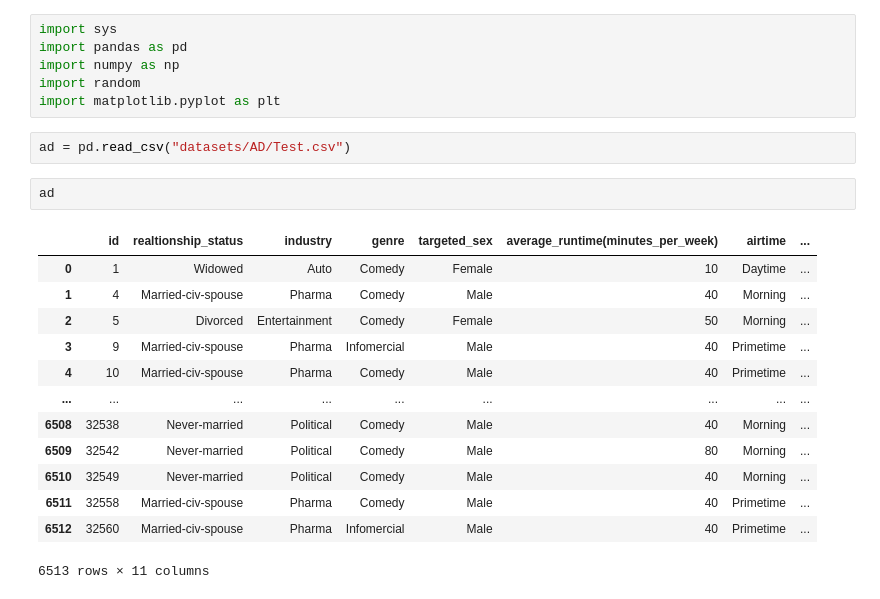
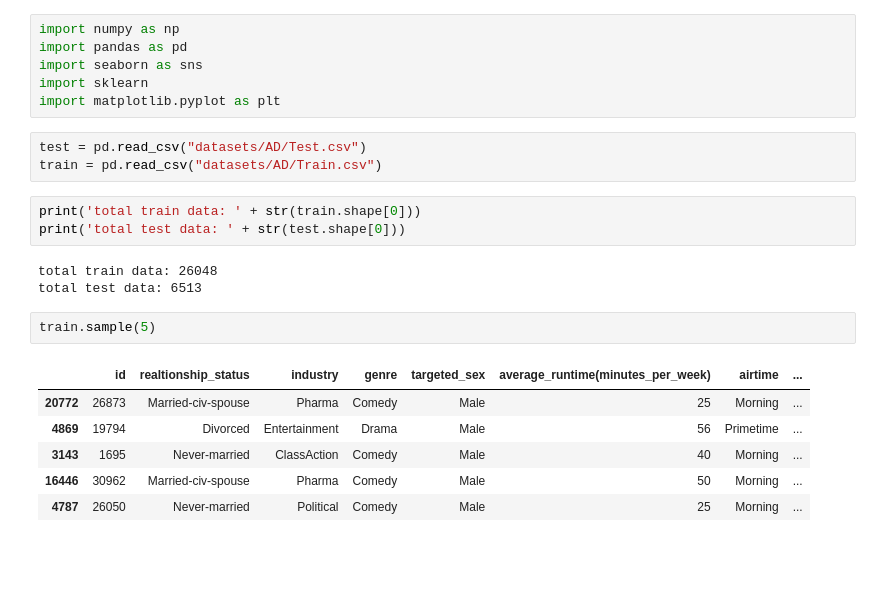
Before and after one commit to stepanov2112/Machine-Learning, a Jupyter notebook: ML_classification.ipynb, the cells around one changed output. Saved outputs shown, nothing was run; the diff lists cells and outputs as text; blank space fills up the shorter version.

```diff
--- a/ML_classification.ipynb
+++ b/ML_classification.ipynb
@@ -1,24 +1,24 @@
 # %%
-import sys
+import numpy as np
 import pandas as pd
-import numpy as np
-import random
+import seaborn as sns
+import sklearn
 import matplotlib.pyplot as plt
 # %%
-ad = pd.read_csv("datasets/AD/Test.csv")
+test = pd.read_csv("datasets/AD/Test.csv")
+train = pd.read_csv("datasets/AD/Train.csv")
-# %%
-ad
-# %% [output]
-|  | id | realtionship_status | industry | genre | targeted_sex | average_runtime(minutes_per_week) | airtime | ... |
-| 0 | 1 | Widowed | Auto | Comedy | Female | 10 | Daytime | ... |
-| 1 | 4 | Married-civ-spouse | Pharma | Comedy | Male | 40 | Morning | ... |
-| 2 | 5 | Divorced | Entertainment | Comedy | Female | 50 | Morning | ... |
-| 3 | 9 | Married-civ-spouse | Pharma | Infomercial | Male | 40 | Primetime | ... |
-| 4 | 10 | Married-civ-spouse | Pharma | Comedy | Male | 40 | Primetime | ... |
-| ... | ... | ... | ... | ... | ... | ... | ... | ... |
-| 6508 | 32538 | Never-married | Political | Comedy | Male | 40 | Morning | ... |
-| 6509 | 32542 | Never-married | Political | Comedy | Male | 80 | Morning | ... |
-| 6510 | 32549 | Never-married | Political | Comedy | Male | 40 | Morning | ... |
-| 6511 | 32558 | Married-civ-spouse | Pharma | Comedy | Male | 40 | Primetime | ... |
-| 6512 | 32560 | Married-civ-spouse | Pharma | Infomercial | Male | 40 | Primetime | ... |
-6513 rows × 11 columns
+# %%
+print('total train data: ' + str(train.shape[0]))
+print('total test data: ' + str(test.shape[0]))
+# %% [output]
+total train data: 26048
+total test data: 6513
+# %%
+train.sample(5)
+# %% [output]
+|  | id | realtionship_status | industry | genre | targeted_sex | average_runtime(minutes_per_week) | airtime | ... |
+| 20772 | 26873 | Married-civ-spouse | Pharma | Comedy | Male | 25 | Morning | ... |
+| 4869 | 19794 | Divorced | Entertainment | Drama | Male | 56 | Primetime | ... |
+| 3143 | 1695 | Never-married | ClassAction | Comedy | Male | 40 | Morning | ... |
+| 16446 | 30962 | Married-civ-spouse | Pharma | Comedy | Male | 50 | Morning | ... |
+| 4787 | 26050 | Never-married | Political | Comedy | Male | 25 | Morning | ... |
```
Also changed, not shown: parts of 7 cells of this notebook, 1 other file.
